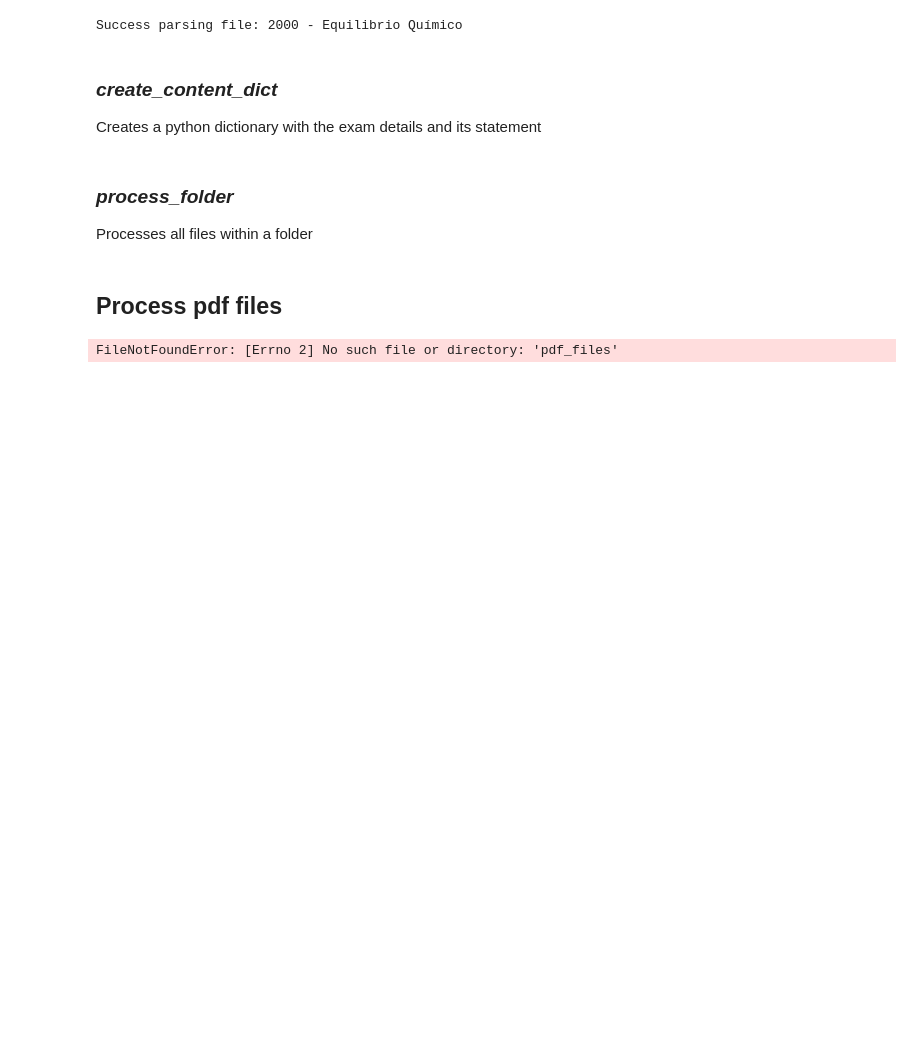
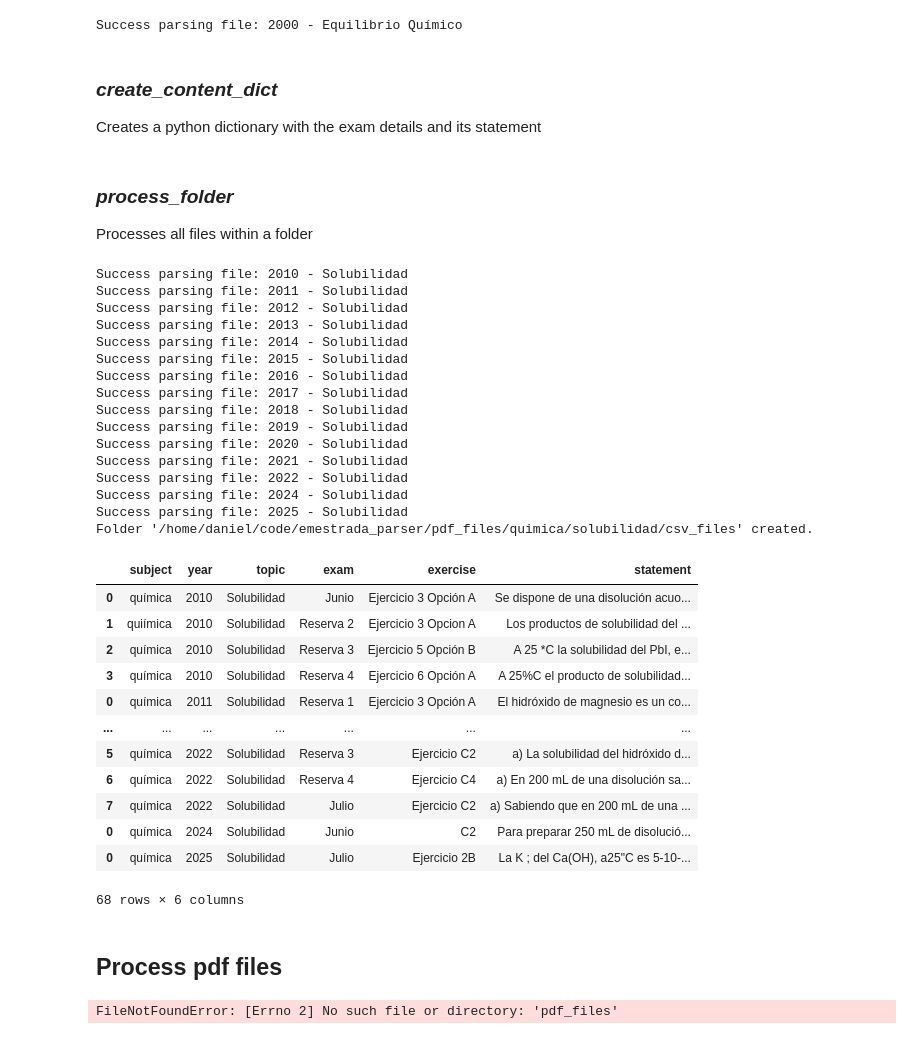
Before and after one commit to chusk2/emestrada_parser, a Jupyter notebook: jupyter notebooks/pdf_parser_clean.ipynb, the cells around one changed output. Cells and saved outputs as stored; diff of their text form; code cells hidden in the pictures; blank space fills up the shorter version.

Commit message:
parse folder of pdf passed

```diff
--- a/jupyter notebooks/pdf_parser_clean.ipynb
+++ b/jupyter notebooks/pdf_parser_clean.ipynb
@@ -26,6 +26,10 @@ from multiprocessing import Pool
 import os
 import requests
 from datetime import datetime
+# %%
+# set root path
+root = "/home/daniel/code/emestrada_parser/"
+os.chdir(root)
 # %% [markdown]
 ## Functions
 # %% [markdown]
@@ -78,3 +39,14 @@ def pdf_to_text(file_path):
+# %%
+def pdf_to_text(file_path):
+    """
+    Processes a single PDF file to extract its content as text.
+    """
+    images = convert_from_path(file_path)[1:]
+    # parse each page
+    pages = []
+    for i, page in enumerate(images):
+        pages.append(pytesseract.image_to_string(page, lang='spa'))
+    return pages
 # %% [markdown]
 ### *extract_statement*
 Extract the statement from a page in text format
@@ -203,9 +161,8 @@ def add_row(df, statement, exam_details):
 ### *process_file*
 Process a pdf files, extracting its information: statement and exam information
 # %%
-def process_file(file: str) -> dict:
+def process_file(file: Path) -> dict:
     exercises_dict = {}
-    file = Path(file)
     topic = file.stem.split(' - ')[-1]
 
     # lists to store the values
@@ -285,12 +242,13 @@ def create_content_dict():
 ### *process_folder*
 Processes all files within a folder
 # %%
-def process_folder(folder:str, csv_file:str = None, return_df: bool = False) -> pd.DataFrame:
+def process_folder(folder:str) -> pd.DataFrame:
     df = pd.DataFrame()
 
+    # convert into path
+    folder_path = root / Path(folder)
     # get the list of pdf files within the folder
-    folder_Path = Path(folder)
-    files = sorted( [i for i in Path.iterdir(folder_Path)
+    files = sorted( [i for i in Path(folder_path).iterdir()
                         if i.suffix == '.pdf'] )
 
     # process each pdf file to extract its information
@@ -308,16 +266,52 @@ def process_folder(folder:str, csv_file:str = None, return_df: bool = False) ->
     #df.subject = df.subject.apply(lambda x: 'Química'
     #                                if x.endswith('mica') else x)
 
+    # create csv folder to store csv files
+    ## concatenate folder path provided with a subfolder called csv_files
+    csv_folder = folder_path / Path('csv_files')
+    if not csv_folder.exists():
+        csv_folder.mkdir()
+        print(f"Folder '{csv_folder}' created.")
+    else:
+        print(f"Folder '{csv_folder}' already exists.")
     # export the output of the processed pdf files to a csv file
-    if csv_file:  # if a file name is provided
-        output_file = f'./csv/{csv_file}.csv'
-    else:
-        output_file = f'./csv/exercises_{folder_Path.stem}.csv'
+    output_file = csv_folder / Path(f'exercises_{folder_path.stem}.csv')
 
     df.to_csv(output_file, index=False)
 
-    if return_df:
-        return df
+    return df
+# %%
+process_folder("pdf_files/quimica/solubilidad")
+# %% [output]
+Success parsing file: 2010 - Solubilidad
+Success parsing file: 2011 - Solubilidad
+Success parsing file: 2012 - Solubilidad
+Success parsing file: 2013 - Solubilidad
+Success parsing file: 2014 - Solubilidad
+Success parsing file: 2015 - Solubilidad
+Success parsing file: 2016 - Solubilidad
+Success parsing file: 2017 - Solubilidad
+Success parsing file: 2018 - Solubilidad
+Success parsing file: 2019 - Solubilidad
+Success parsing file: 2020 - Solubilidad
+Success parsing file: 2021 - Solubilidad
+Success parsing file: 2022 - Solubilidad
+Success parsing file: 2024 - Solubilidad
+Success parsing file: 2025 - Solubilidad
+Folder '/home/daniel/code/emestrada_parser/pdf_files/quimica/solubilidad/csv_files' created.
+|  | subject | year | topic | exam | exercise | statement |
+| 0 | química | 2010 | Solubilidad | Junio | Ejercicio 3 Opción A | Se dispone de una disolución acuo... |
+| 1 | quiímica | 2010 | Solubilidad | Reserva 2 | Ejercicio 3 Opcion A | Los productos de solubilidad del ... |
+| 2 | química | 2010 | Solubilidad | Reserva 3 | Ejercicio 5 Opción B | A 25 *C la solubilidad del PbI, e... |
+| 3 | química | 2010 | Solubilidad | Reserva 4 | Ejercicio 6 Opción A | A 25%C el producto de solubilidad... |
+| 0 | química | 2011 | Solubilidad | Reserva 1 | Ejercicio 3 Opción A | El hidróxido de magnesio es un co... |
+| ... | ... | ... | ... | ... | ... | ... |
+| 5 | química | 2022 | Solubilidad | Reserva 3 | Ejercicio C2 | a) La solubilidad del hidróxido d... |
+| 6 | química | 2022 | Solubilidad | Reserva 4 | Ejercicio C4 | a) En 200 mL de una disolución sa... |
+| 7 | química | 2022 | Solubilidad | Julio | Ejercicio C2 | a) Sabiendo que en 200 mL de una ... |
+| 0 | química | 2024 | Solubilidad | Junio | C2 | Para preparar 250 mL de disolució... |
+| 0 | química | 2025 | Solubilidad | Julio | Ejercicio 2B | La K ; del Ca(OH), a25"C es 5-10-... |
+68 rows × 6 columns
 # %% [markdown]
 ## Process pdf files
 # %%
```
Also changed, not shown: parts of 6 cells of this notebook.
